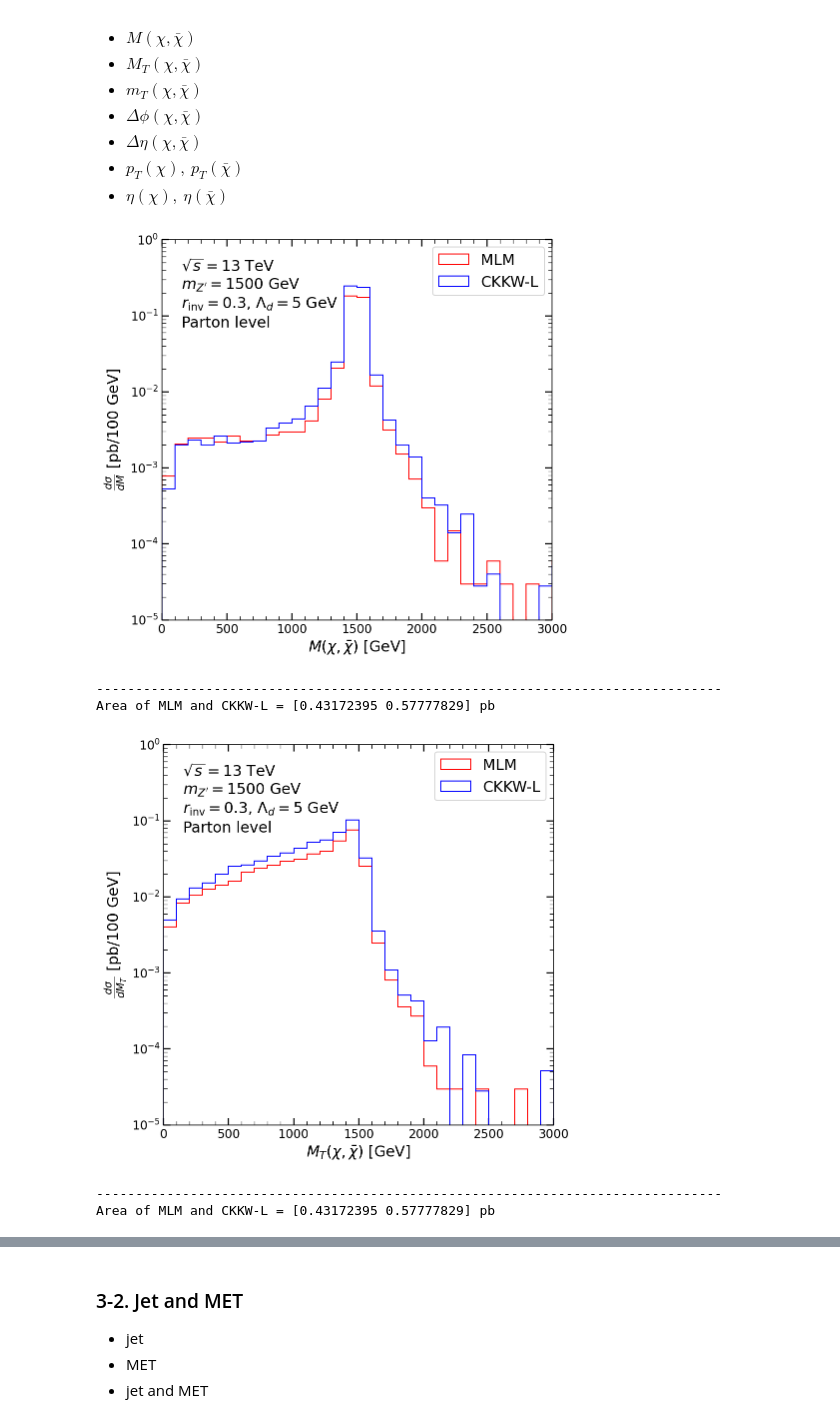
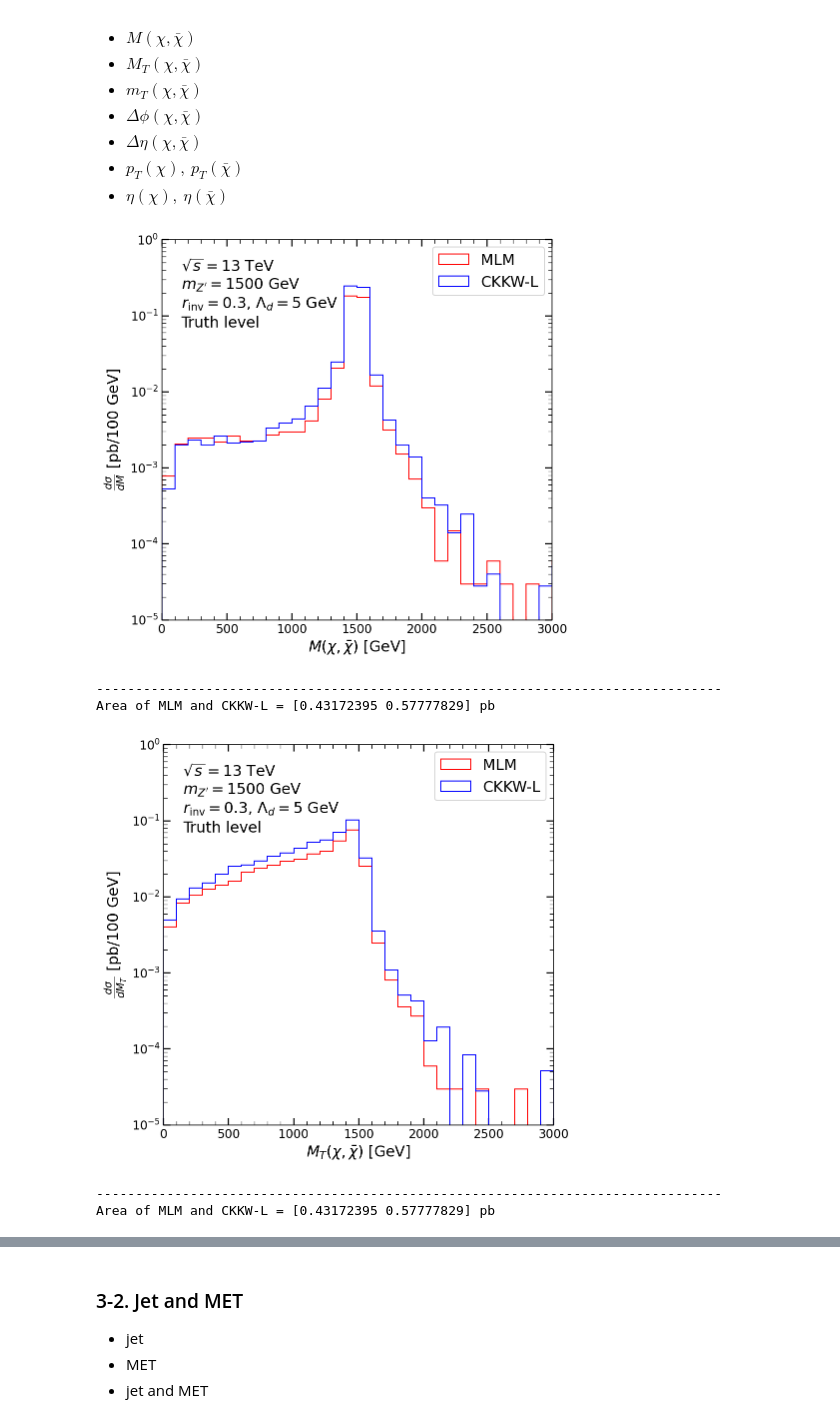
Before and after one commit to YW-Hsiao/svj_setting_master, a Jupyter notebook: scheme_1/plotting/plotting_1_mlm_ckkwl.ipynb, the cells around one changed output, grey strips where cells are left out. Saved outputs shown, nothing was run; the diff lists cells and outputs as text; code cells hidden in the pictures.

Commit message:
update scheme_1/plotting 20220613

```diff
--- a/scheme_1/plotting/plotting_1_mlm_ckkwl.ipynb
+++ b/scheme_1/plotting/plotting_1_mlm_ckkwl.ipynb
@@ -118,9 +118,9 @@ color, label = ['red', 'blue'], ['MLM', 'CKKW-L']
 # a. basic
 text = [r'$\sqrt{s} = 13$ TeV', r'$m_{Z^\prime} = 1500$ GeV',
         r'$r_\mathrm{inv} = 0.3$, $\Lambda_d = 5$ GeV', 'Preselection']
-# b. with parton level
-text_parton = [r'$\sqrt{s} = 13$ TeV', r'$m_{Z^\prime} = 1500$ GeV',
-               r'$r_\mathrm{inv} = 0.3$, $\Lambda_d = 5$ GeV', 'Parton level']
+# b. with truth level
+text_truth = [r'$\sqrt{s} = 13$ TeV', r'$m_{Z^\prime} = 1500$ GeV',
+              r'$r_\mathrm{inv} = 0.3$, $\Lambda_d = 5$ GeV', 'Truth level']
 # c. with luminosity
 text_lum = [r'$\sqrt{s} = 13$ TeV, 139 $\mathrm{fb}^{-1}$', r'$m_{Z^\prime} = 1500$ GeV',
             r'$r_\mathrm{inv} = 0.3$, $\Lambda_d = 5$ GeV', 'Preselection']
@@ -135,9 +135,12 @@ text_xy = (0.05, 0.93)
 w_mlm = weight_mlm['weight_2'] * (10**9)
 w_ckkwl = weight_ckkwl['weight_2'] * (10**9)
 weight = [w_mlm, w_ckkwl]
+weight_normalized = [w_mlm/np.sum(w_mlm), w_ckkwl/np.sum(w_ckkwl)]
 # 139 fb^(-1) = 139 pb^(-1) * 1000
 luminosity = 139 * 1000
 weight_Nevents = [w_mlm * luminosity, w_ckkwl * luminosity]
+weight_Nevents_normalized = [(w_mlm * luminosity)/np.sum(w_mlm * luminosity),
+                             (w_ckkwl * luminosity)/np.sum(w_ckkwl * luminosity)]
 print(f'* Cross-section of MLM and CKKW-L = {np.sum(weight[0])} pb and {np.sum(weight[1])} pb')
 print(f'* Number of events of MLM and CKKW-L = {np.sum(weight_Nevents[0])} and {np.sum(weight_Nevents[1])}')
 print('-'*80)
@@ -171,19 +174,19 @@ dtype of selected of CKKW-L: int64
 # %%
 # 1. M(xd, xdx), set_title='Invariant Mass of Dark Quark Pair'
 hist, bins = plotting('M_xdxdx', [dataset_mlm[0], dataset_ckkwl[0]],
                       binning, color, label,
                       weight=weight, selected=selected_all,
                       set_title=None,
                       xlabel=r'$M(\chi, \bar{\chi})$ [GeV]',
                       ylabel=r'$\frac{d\sigma}{dM}$ [pb/100 GeV]',
                       yscale='log', ymajor_locator=LogLocator(),
                       yminor_locator=LogLocator(base=10, subs='auto'),
                       xlim=(0, 3000), ylim=(1/100000, 1),
-                      text=text_parton, text_xy=text_xy, savefig='./figures_1_mlm_ckkwl/fig_01-M_xdxdx.pdf')
+                      text=text_truth, text_xy=text_xy, savefig='./figures_1_mlm_ckkwl/fig_01-M_xdxdx.pdf')
 print('-'*80)
 print(f'Area of MLM and CKKW-L = {np.sum(hist, axis=1)} pb')
 # %% [output]
-[figure, old version]
+[figure, new version]
 --------------------------------------------------------------------------------
 Area of MLM and CKKW-L = [0.43172395 0.57777829] pb
 # %%
@@ -197,11 +200,11 @@ hist, bins = plotting('MT_xdxdx', [dataset_mlm[0], dataset_ckkwl[0]],
                       yscale='log', ymajor_locator=LogLocator(),
                       yminor_locator=LogLocator(base=10, subs='auto'),
                       xlim=(0, 3000), ylim=(1/100000, 1),
-                      text=text_parton, text_xy=text_xy, savefig='./figures_1_mlm_ckkwl/fig_02-MT_xdxdx.pdf')
+                      text=text_truth, text_xy=text_xy, savefig='./figures_1_mlm_ckkwl/fig_02-MT_xdxdx.pdf')
 print('-'*80)
 print(f'Area of MLM and CKKW-L = {np.sum(hist, axis=1)} pb')
 # %% [output]
-[figure, old version]
+[figure, new version]
 --------------------------------------------------------------------------------
 Area of MLM and CKKW-L = [0.43172395 0.57777829] pb
 # %%
```
Also changed, not shown: parts of 9 cells of this notebook, 2 other files.
